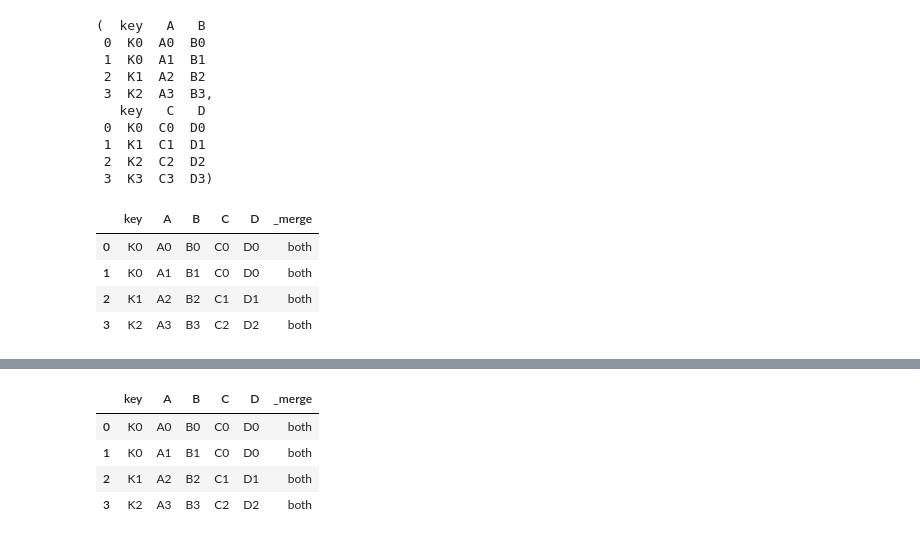
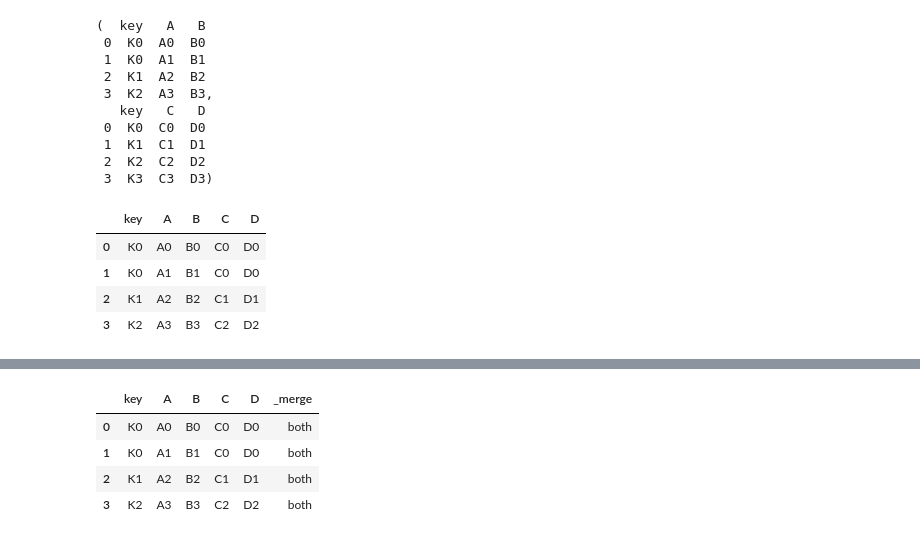
Before and after one commit to jvesand/data-processing-johan-sandberg, a Jupyter notebook: Code-alongs/L3_merging.ipynb, the cells around one changed output, grey strips where cells are left out. Saved outputs shown, nothing was run; the diff lists cells and outputs as text; code cells hidden in the pictures.

```diff
--- a/Code-alongs/L3_merging.ipynb
+++ b/Code-alongs/L3_merging.ipynb
@@ -172,13 +195,26 @@ left, right
  1  K1  C1  D1
  2  K2  C2  D2
  3  K3  C3  D3)
-# %%
-# one to many (there are two K0, but only one C0, D0, so they are duplicated)
-# inner join default -> K3 from right not included
-pd.merge(left, right, on = "key", indicator=True)
-# %% [output]
-|  | key | A | B | C | D | _merge |
-| 0 | K0 | A0 | B0 | C0 | D0 | both |
-| 1 | K0 | A1 | B1 | C0 | D0 | both |
-| 2 | K1 | A2 | B2 | C1 | D1 | both |
-| 3 | K2 | A3 | B3 | C2 | D2 | both |
+# %%
+# defaults
+pd.merge(
+    left,
+    right,
+    how="inner", # outer retains rows that only exist in one df
+    on=None, # column to join on (default: intersection of columns)
+    left_on=None,
+    right_on=None,
+    left_index=False,
+    right_index=False,
+    sort=True,
+    suffixes=("_x", "_y"),
+    copy=True,
+    indicator=False,
+    validate=None,
+)
+# %% [output]
+|  | key | A | B | C | D |
+| 0 | K0 | A0 | B0 | C0 | D0 |
+| 1 | K0 | A1 | B1 | C0 | D0 |
+| 2 | K1 | A2 | B2 | C1 | D1 |
+| 3 | K2 | A3 | B3 | C2 | D2 |
```
Also changed, not shown: parts of 25 cells of this notebook, 3 other files.
